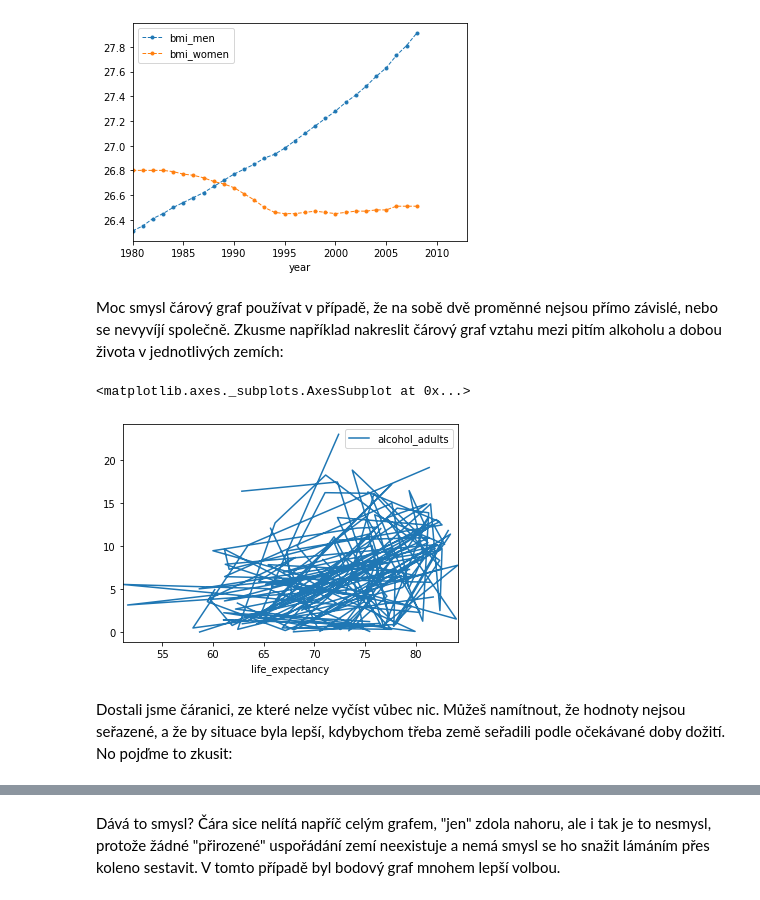
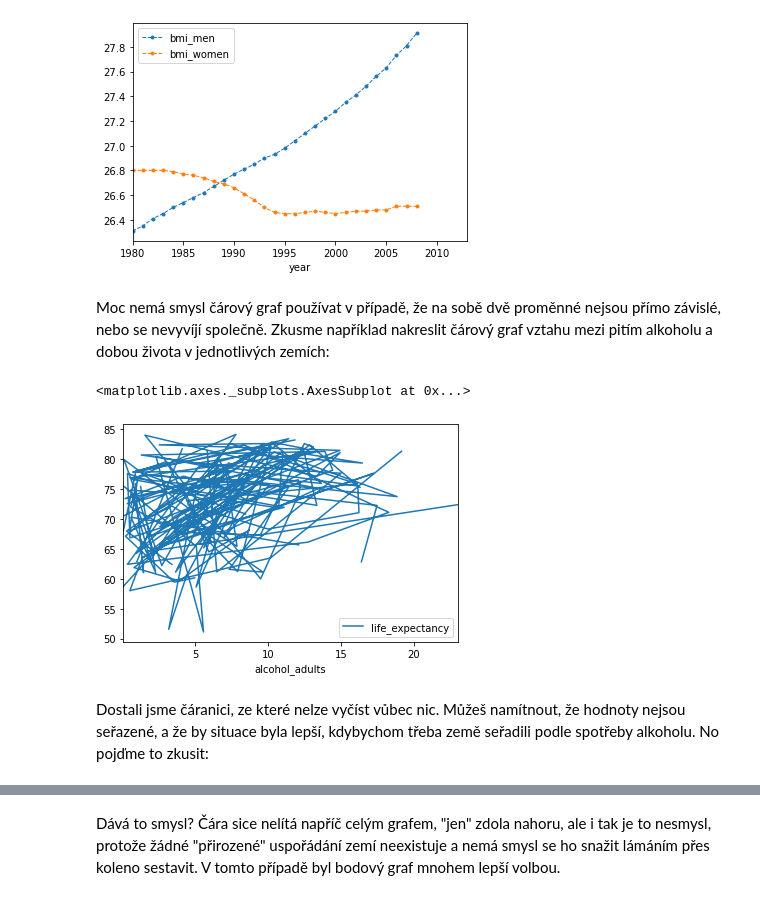
Before and after one commit to nappex/naucse.python.cz, a Jupyter notebook: lessons/pydata/visualization_basics/index.ipynb, the cells around one changed output, grey strips where cells are left out. Cells and saved outputs as stored; diff of their text form; code cells hidden in the pictures.

```diff
--- a/lessons/pydata/visualization_basics/index.ipynb
+++ b/lessons/pydata/visualization_basics/index.ipynb
@@ -244,12 +230,12 @@ czech.plot.line(
 # %% [output]
 [figure]
 # %% [markdown]
-Moc smysl čárový graf používat v případě, že na sobě dvě proměnné nejsou přímo závislé, nebo se nevyvíjí společně. Zkusme například nakreslit čárový graf vztahu mezi pitím alkoholu a dobou života v jednotlivých zemích:
+Moc nemá smysl čárový graf používat v případě, že na sobě dvě proměnné nejsou přímo závislé, nebo se nevyvíjí společně. Zkusme například nakreslit čárový graf vztahu mezi pitím alkoholu a dobou života v jednotlivých zemích:
 # %%
-countries.plot.line(x="life_expectancy", y="alcohol_adults")
+countries.plot.line(x="alcohol_adults", y="life_expectancy")
 # %% [output]
 <matplotlib.axes._subplots.AxesSubplot at 0x...>
-[figure, old version]
+[figure, new version]
 # %% [markdown]
-Dostali jsme čáranici, ze které nelze vyčíst vůbec nic. Můžeš namítnout, že hodnoty nejsou seřazené, a že by situace byla lepší, kdybychom třeba země seřadili podle očekávané doby dožití. No pojďme to zkusit:
+Dostali jsme čáranici, ze které nelze vyčíst vůbec nic. Můžeš namítnout, že hodnoty nejsou seřazené, a že by situace byla lepší, kdybychom třeba země seřadili podle spotřeby alkoholu. No pojďme to zkusit:
 # %%
```
Also changed, not shown: parts of 14 cells of this notebook.
